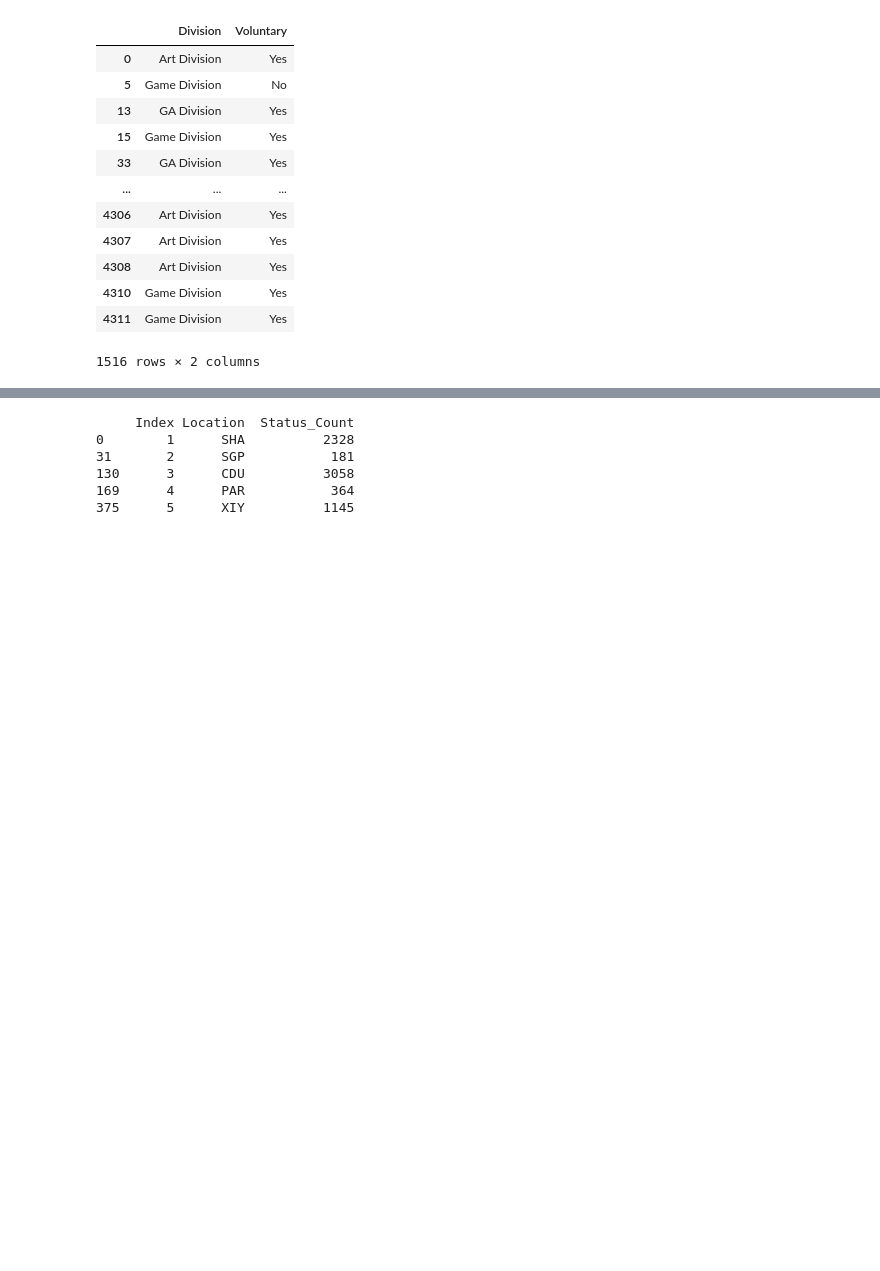
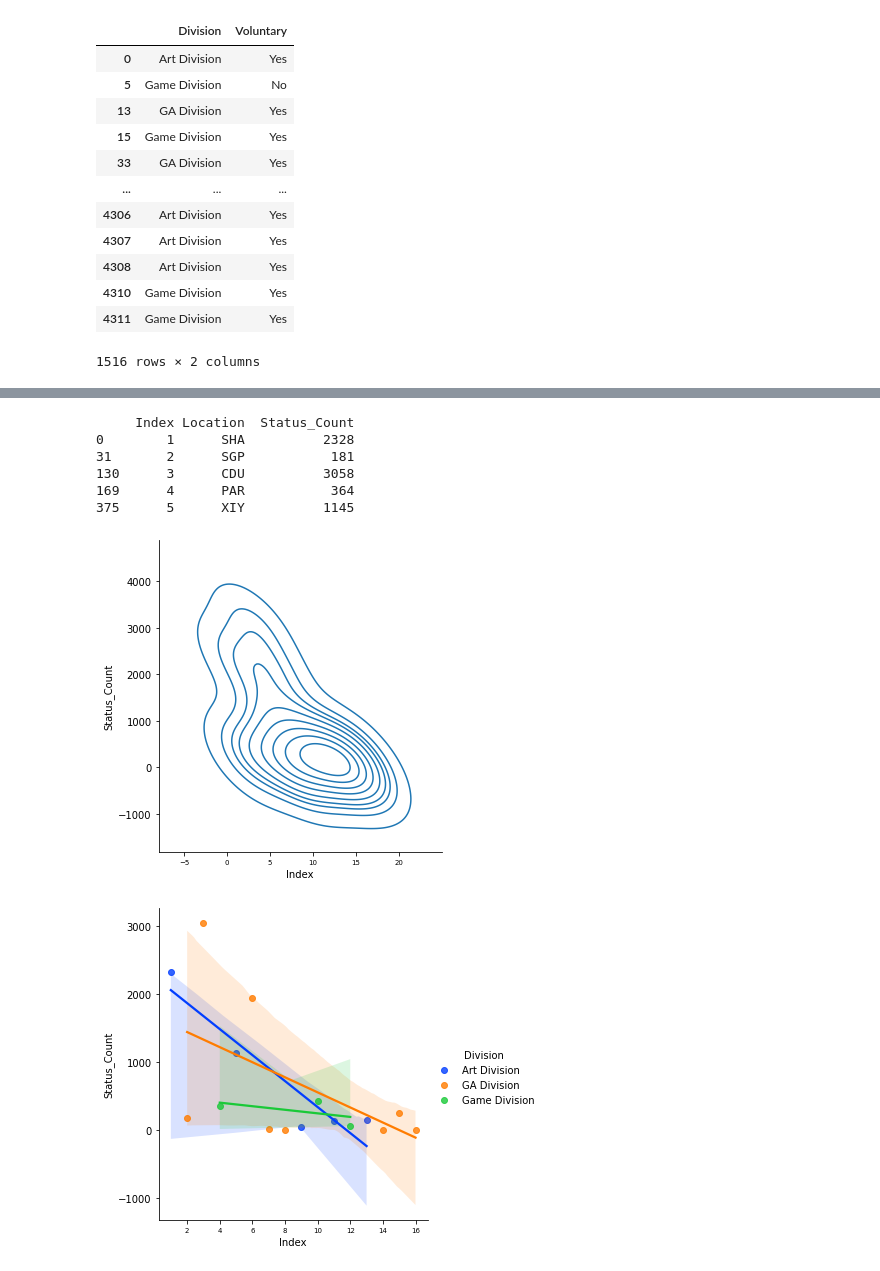
Before and after one commit to Sean2309/Employee-Churn-Data-Manipulation, a Jupyter notebook: employee_churn.ipynb, the cells around one changed output, grey strips where cells are left out. Saved outputs shown, nothing was run; the diff lists cells and outputs as text; code cells hidden in the pictures; blank space fills up the shorter version.

```diff
--- a/employee_churn.ipynb
+++ b/employee_churn.ipynb
@@ -3,7 +3,10 @@ import pandas as pd
 import numpy as np
 import matplotlib.pyplot as plt
 import seaborn as sns
+import copy
 %matplotlib inline
+plt.rcParams["figure.figsize"] = (8,4)
+plt.rcParams["xtick.labelsize"] = 7
 # %%
 df = pd.read_csv('.\datasets\current_data_without_preproc.csv')
 df  = df.drop(columns=["Unnamed: 0.1","Unnamed: 0"])
@@ -199,49 +316,51 @@ def viz():
 # %%
 # FEATURES = ['Division','Department','CostCenterName','Location','ResourceLevel','JobTitle','JobFunction','Gender','Grade','MgrResourceLevel','Avg annual bonus vs monthly base salary (previous year) ','Avg quarterly people review rating (last 3 times)','Avg Extra time hours/week(6 mths)','Avg Idle day ratio/month (3 mths)','Avg Inefficiency/month (3 mths)','Avg Occupation ratio/month (3 mths)','Job Satisfaction','Personal Development (satisfaction)','Support from Company','Last quarterly people review rating','Last annual performance rating','Service Years','Promotion frequency/last 2 yrs.','Avg Salary CR/month(6 mths)','Salary adjustment frequency present year','Salary increment Delta vs last year (%)','Age'
 # ]
 
 # hue="species" - draw multiple histograms within the same graph
 #date_time_col = ["Jan", "Feb", "Mar", "Apr", "May", "June", "July", "Aug", "Sep", "Oct", "Nov", "Dec", "Jan", "Feb", "Mar", "Apr", "May", "June", "July", "Aug", "Sep", "Oct", "Nov", "Dec", "Jan", "Feb", "Mar", "Apr", "May", "June", "July", "Aug", "Sep", "Oct", "Nov", "Dec", "Jan", "Feb", "Mar", "Apr", "May", "June", "July", "Aug", "Sep", "Oct", "Nov", "Dec", "Jan", "Feb", "Mar", "Apr", "May", "June", "July", "Aug", "Sep", "Oct", "Nov", "Dec"]
 
 # Data Transformation
 test_df1 = df.copy(deep=True)
 test_df1["Status_Count"] = test_df1.groupby(["Location"])["Status"].transform("sum")
 test_df1 = test_df1.drop_duplicates(["Location"])
 test_df1["Index"] = range(1, len(test_df1) + 1)
 print(test_df1[["Index", "Location", "Status_Count"]].head(5))
 
-### Distribution Plots
-## High level plots:
-# hist_plot = sns.displot(data=test_df1, x="Division", y="Status_Count", kind="hist", hue="Location", palette="bright")
-# kde_plot = sns.displot(data=test_df1, x="Index", y="Status_Count", kind="kde") # kde x axis must be numerical / datetime
+## Distribution Plots
+# High level plots:
+#hist_plot = sns.displot(data=test_df1, x="Division", y="Status_Count", kind="hist", hue="Location", palette="bright")
+kde_plot = sns.displot(data=test_df1, x="Index", y="Status_Count", kind="kde") # kde x axis must be numerical / datetime
 # for hist => hue will be a sub group by col that can be inputted
 
-## Low level plots:
-# ecdf_plot = sns.displot(data=test_df1, x="Status_Count", kind="ecdf", hue="Status", palette="bright") # only one variable needed => a probability distribution is plotted. ecdf vs cdf: cdf is based on hypothetitical but ecdf is empirical(actual) data
+# Low level plots:
+#ecdf_plot = sns.displot(data=test_df1, x="Status_Count", kind="ecdf", hue="Status", palette="bright") # only one variable needed => a probability distribution is plotted. ecdf vs cdf: cdf is based on hypothetitical but ecdf is empirical(actual) data
 
-### Categorical plots
-## High level plots:
-# bar_plot = sns.catplot(data=test_df1, x="Division", y="Status_Count", kind="bar") #Error bars give the precision of the measurement
-# box_plot = sns.catplot(data=test_df1, x="Division", y="Status_Count", kind="box", hue="Status", palette="bright")
+## Categorical plots
+# High level plots:
+#bar_plot = sns.catplot(data=test_df1, x="Division", y="Status_Count", kind="bar") #Error bars give the precision of the measurement
+#box_plot = sns.catplot(data=test_df1, x="Division", y="Status_Count", kind="box", hue="Status", palette="bright")
 
-## Low level plots:
-# swarm_plot = sns.catplot(data=test_df1, x="Status_Count", y="Location", kind="swarm", hue="Division", palette="bright")
+# Low level plots:
+#swarm_plot = sns.catplot(data=test_df1, x="Status_Count", y="Location", kind="swarm", hue="Division", palette="bright")
 
-### Relational plots
-## High level plots:
-# scatter_plot = sns.relplot(data=test_df1, x="Service Years", y="Status_Count", kind="scatter", hue="Division", palette="bright")
-# line_plot = sns.relplot(data=test_df1, x="Status_Count", y="Location", kind="line", hue="Division", palette="bright")
+## Relational plots
+# High level plots:
+#scatter_plot = sns.relplot(data=test_df1, x="Service Years", y="Status_Count", kind="scatter", hue="Division", palette="bright")
+#line_plot = sns.relplot(data=test_df1, x="Status_Count", y="Location", kind="line", hue="Division", palette="bright")
 
-### Regression plots
-## High level plots
-# lm_plot = sns.lmplot(data=test_df1, x="Index", y="Status_Count", hue="Division", palette="bright")
+## Regression plots
+# High level plots
+lm_plot = sns.lmplot(data=test_df1, x="Index", y="Status_Count", hue="Division", palette="bright")
 # %% [output]
      Index Location  Status_Count
 0        1      SHA          2328
 31       2      SGP           181
 130      3      CDU          3058
 169      4      PAR           364
 375      5      XIY          1145
+[figure, added]
+[figure, added]
 # %%
 # Poll list:
 # 1) Games Night (offline or online)
```
Also changed, not shown: parts of 3 cells of this notebook.
